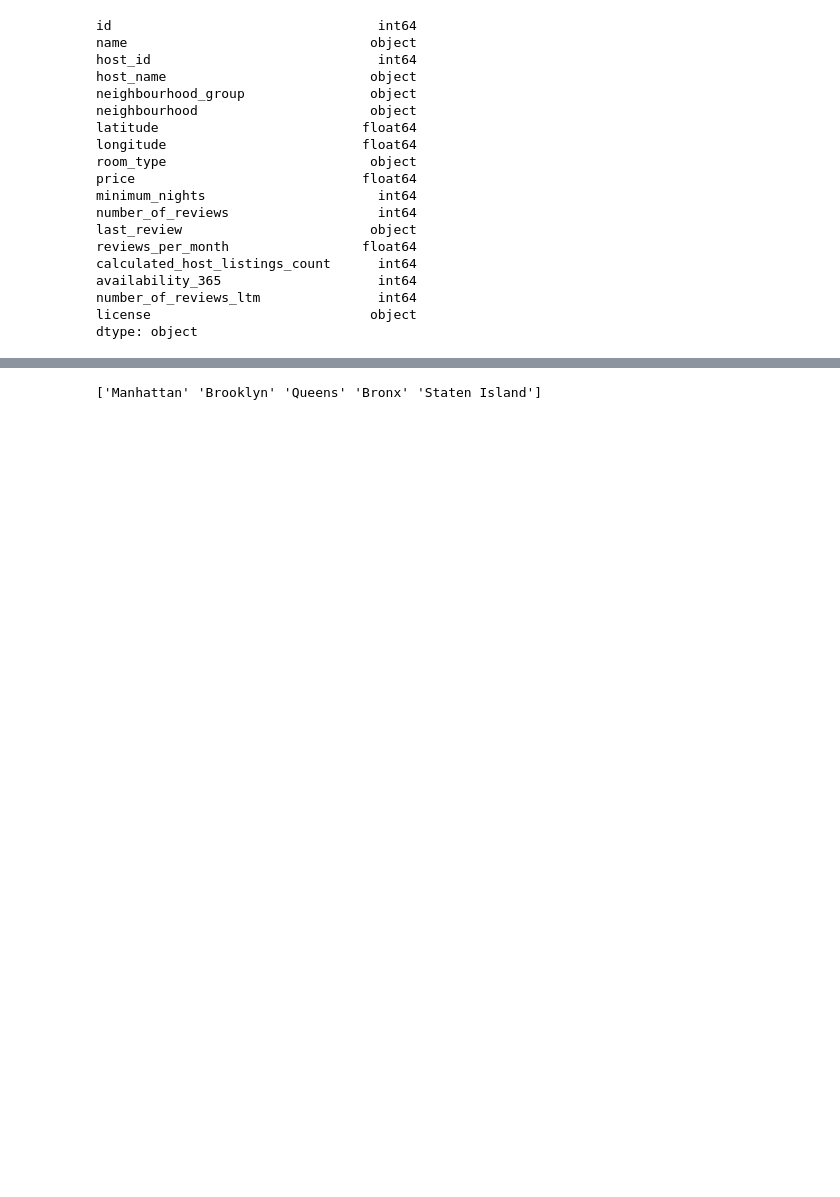
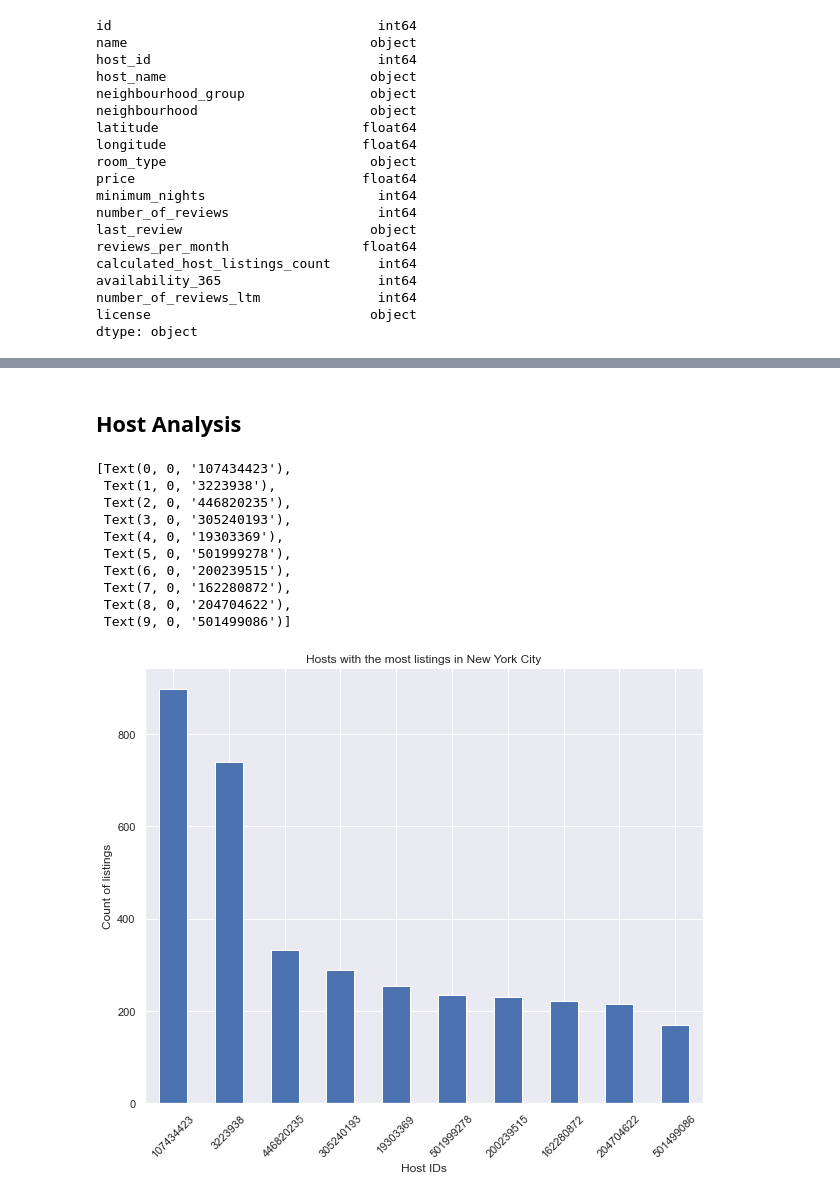
Before and after one commit to admacpherson/NYC-Airbnb-Data-Exploration, a Jupyter notebook: Airbnb NYC.ipynb, the cells around one changed output, grey strips where cells are left out. Cells and saved outputs as stored; diff of their text form; code cells hidden in the pictures; blank space fills up the shorter version.

```diff
--- a/Airbnb NYC.ipynb
+++ b/Airbnb NYC.ipynb
@@ -45,7 +46,3 @@ listings.head()
 # %%
 # Clean NAs
 listings['reviews_per_month'].fillna(0,inplace=True)
-# %%
-print(listings['neighbourhood_group'].unique())
-# %% [output]
-['Manhattan' 'Brooklyn' 'Queens' 'Bronx' 'Staten Island']
@@ -53,0 +49,29 @@ print(listings['neighbourhood_group'].unique())
+# %%
+# Drop host name column
+listings.drop(['host_name'], axis=1, inplace=True)
+# %% [markdown]
+<h2>Host Analysis</h2?
+# %%
+top_hosts = listings['host_id'].value_counts().head(10)
+# %%
+# Create bar chart with seaborn
+sns.set(rc={'figure.figsize':(10,8)})
+top_hosts_bar = top_hosts.plot(kind='bar')
+# Set axes
+top_hosts_bar.set_xlabel('Host IDs')
+top_hosts_bar.set_ylabel('Count of listings')
+# Adjust labels
+top_hosts_bar.set_title('Hosts with the most listings in New York City')
+top_hosts_bar.set_xticklabels(top_hosts_bar.get_xticklabels(), rotation=45)
+# %% [output]
+[Text(0, 0, '107434423'),
+ Text(1, 0, '3223938'),
+ Text(2, 0, '446820235'),
+ Text(3, 0, '305240193'),
+ Text(4, 0, '19303369'),
+ Text(5, 0, '501999278'),
+ Text(6, 0, '200239515'),
+ Text(7, 0, '162280872'),
+ Text(8, 0, '204704622'),
+ Text(9, 0, '501499086')]
+[figure, added]
```
Also changed, not shown: parts of 2 cells of this notebook.
